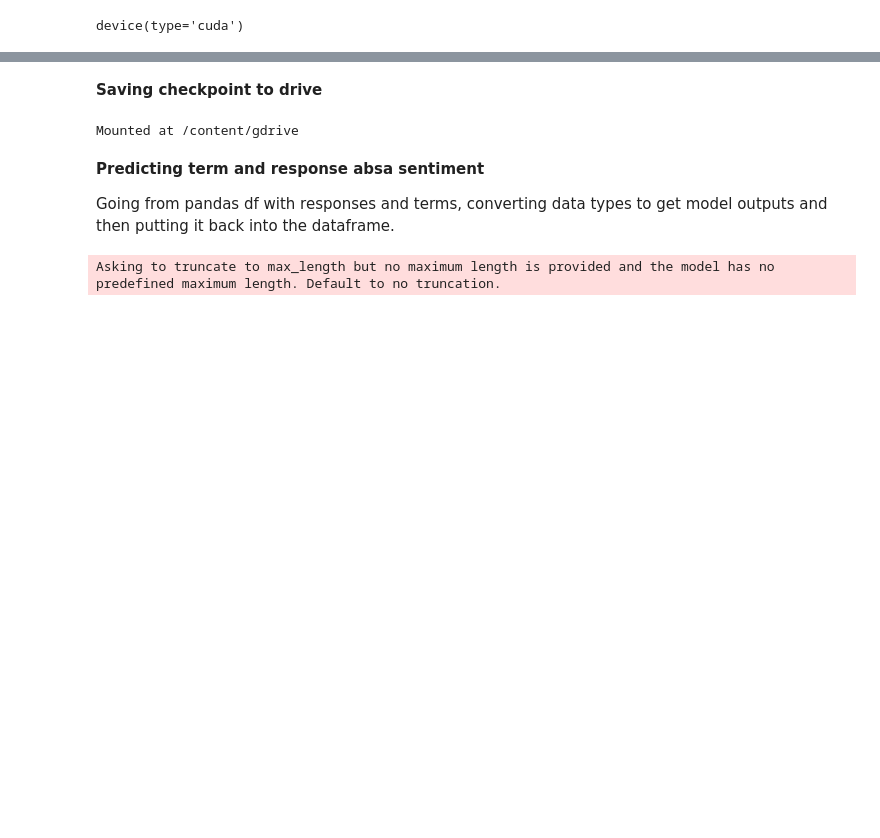
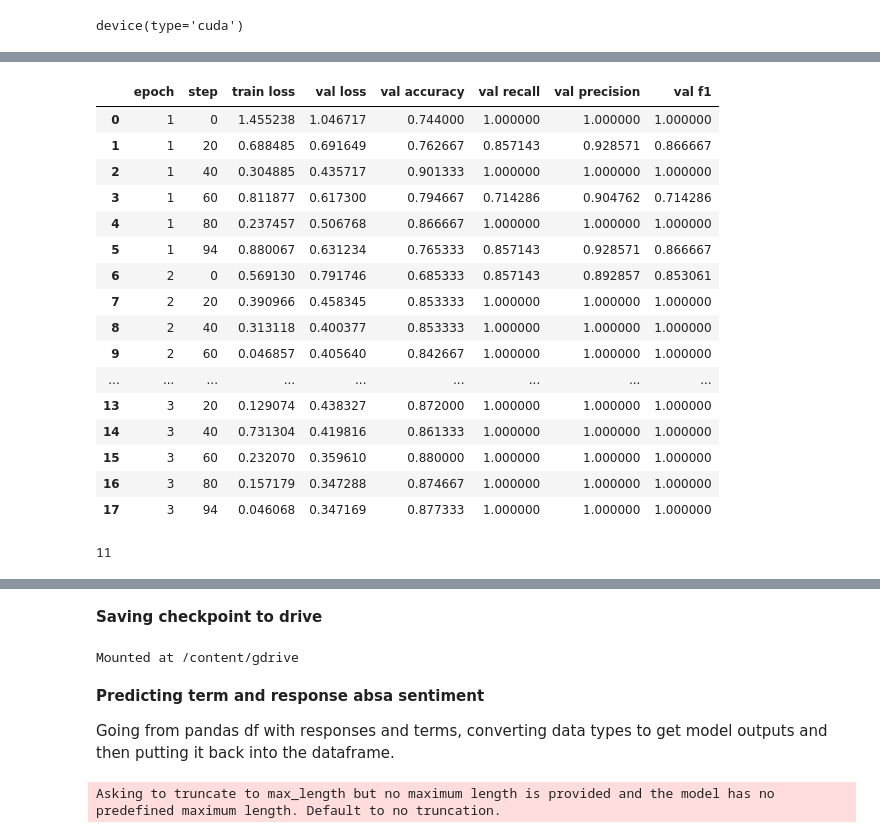
Before and after one commit to a1nagrecha/Optimising_BERT, a Jupyter notebook: absa_train.ipynb, the cells around one changed output, grey strips where cells are left out. Drawn from its saved outputs; the diff is of its cells as text; code cells hidden in the pictures; blank space fills up the shorter version.

```diff
--- a/absa_train.ipynb
+++ b/absa_train.ipynb
@@ -40,9 +64,9 @@ df['response'] = df['response'].apply(lambda x: text_preprocessing(x))
 df['Term'] = df['Term'].apply(lambda x: text_preprocessing(x))
 # %%
 from sklearn.model_selection import train_test_split
-X_train, X_test, y_train, y_test = train_test_split(df[['response','Term']],df['label'], test_size = 0.33, random_state=42)
+X_train, X_val, y_train, y_val = train_test_split(df[['response','Term']],df['label'], test_size = 0.33, random_state=42)
 
-X_test, X_val, y_test, y_val = train_test_split(X_test,y_test, test_size = 0.5, random_state=42)
+#X_test, X_val, y_test, y_val = train_test_split(X_test,y_test, test_size = 0.5, random_state=42)
 # %%
 #calculating class weights
 from sklearn.utils.class_weight import compute_class_weight
@@ -175,8 +239,21 @@ progress_bar = tqdm(range(num_training_steps))
 tensor_weights = torch.tensor(np.float32(class_weights)).to(device)
 loss_fn = nn.CrossEntropyLoss(weight = tensor_weights)
 model.train()
+
+epoch_list = []
+step_list = []
+train_loss_list = []
+val_loss_list = []
+val_acc_list = []
+val_recall_list = []
+val_prec_list = []
+val_f1_list = []
+
+
+
+evaluate_every_n_steps = 20
 for epoch in range(num_epochs):
-    for batch in train_dataloader:
+    for step, batch in enumerate(train_dataloader):
         batch = {k: v.to(device) for k, v in batch.items()}
         b_labels = batch['labels']
         b_input_ids = batch['input_ids']
@@ -184,9 +261,30 @@ for epoch in range(num_epochs):
         #logits = model(b_input_ids, b_attn_mask,)
         logits = model(**batch)
         loss = loss_fn(logits['logits'],b_labels)
+        #print(f'training loss: {loss}')
+
+        #validation loss
+        if ((step) % evaluate_every_n_steps == 0) or (step == len(train_dataloader) - 1):
+          val_loss, val_accuracy, val_prec, val_recall, val_f1 = evaluate_model(model, eval_dataloader, loss_fn, device)
+          print(f'Epoch {epoch + 1}/{num_epochs}, Validation Loss: {val_loss}, Validation Accuracy: {val_accuracy}')
+          # Optionally, you can store the loss and accuracy values for later plotting.
+          # Add code for plotting as needed.
+          epoch_list.append(epoch + 1)
+          step_list.append(step)
+          train_loss_list.append(loss.item())
+          val_loss_list.append(val_loss)
+          val_acc_list.append(val_accuracy)
+          val_recall_list.append(val_recall)
+          val_prec_list.append(val_prec)
+          val_f1_list.append(val_f1)
+
+
         loss.backward()
 
         optimizer.step()
         lr_scheduler.step()
         optimizer.zero_grad()
         progress_bar.update(1)
+
+loss_info = pd.DataFrame(list(zip(epoch_list, step_list, train_loss_list, val_loss_list, val_acc_list, val_recall_list, val_prec_list, val_f1_list)),
+                         columns = ['epoch', 'step', 'train loss', 'val loss', 'val accuracy','val recall', 'val precision', 'val f1'])
@@ -193,3 +310,27 @@ for epoch in range(num_epochs):
+# %%
+loss_info
+# %% [output]
+|  | epoch | step | train loss | val loss | val accuracy | val recall | val precision | val f1 |
+| 0 | 1 | 0 | 1.455238 | 1.046717 | 0.744000 | 1.000000 | 1.000000 | 1.000000 |
+| 1 | 1 | 20 | 0.688485 | 0.691649 | 0.762667 | 0.857143 | 0.928571 | 0.866667 |
+| 2 | 1 | 40 | 0.304885 | 0.435717 | 0.901333 | 1.000000 | 1.000000 | 1.000000 |
+| 3 | 1 | 60 | 0.811877 | 0.617300 | 0.794667 | 0.714286 | 0.904762 | 0.714286 |
+| 4 | 1 | 80 | 0.237457 | 0.506768 | 0.866667 | 1.000000 | 1.000000 | 1.000000 |
+| 5 | 1 | 94 | 0.880067 | 0.631234 | 0.765333 | 0.857143 | 0.928571 | 0.866667 |
+| 6 | 2 | 0 | 0.569130 | 0.791746 | 0.685333 | 0.857143 | 0.892857 | 0.853061 |
+| 7 | 2 | 20 | 0.390966 | 0.458345 | 0.853333 | 1.000000 | 1.000000 | 1.000000 |
+| 8 | 2 | 40 | 0.313118 | 0.400377 | 0.853333 | 1.000000 | 1.000000 | 1.000000 |
+| 9 | 2 | 60 | 0.046857 | 0.405640 | 0.842667 | 1.000000 | 1.000000 | 1.000000 |
+| ... | ... | ... | ... | ... | ... | ... | ... | ... |
+| 13 | 3 | 20 | 0.129074 | 0.438327 | 0.872000 | 1.000000 | 1.000000 | 1.000000 |
+| 14 | 3 | 40 | 0.731304 | 0.419816 | 0.861333 | 1.000000 | 1.000000 | 1.000000 |
+| 15 | 3 | 60 | 0.232070 | 0.359610 | 0.880000 | 1.000000 | 1.000000 | 1.000000 |
+| 16 | 3 | 80 | 0.157179 | 0.347288 | 0.874667 | 1.000000 | 1.000000 | 1.000000 |
+| 17 | 3 | 94 | 0.046068 | 0.347169 | 0.877333 | 1.000000 | 1.000000 | 1.000000 |
+# %%
+len(eval_dataloader)
+# %% [output]
+11
 # %%
 import evaluate
 
```
Also changed, not shown: parts of 13 cells of this notebook.
